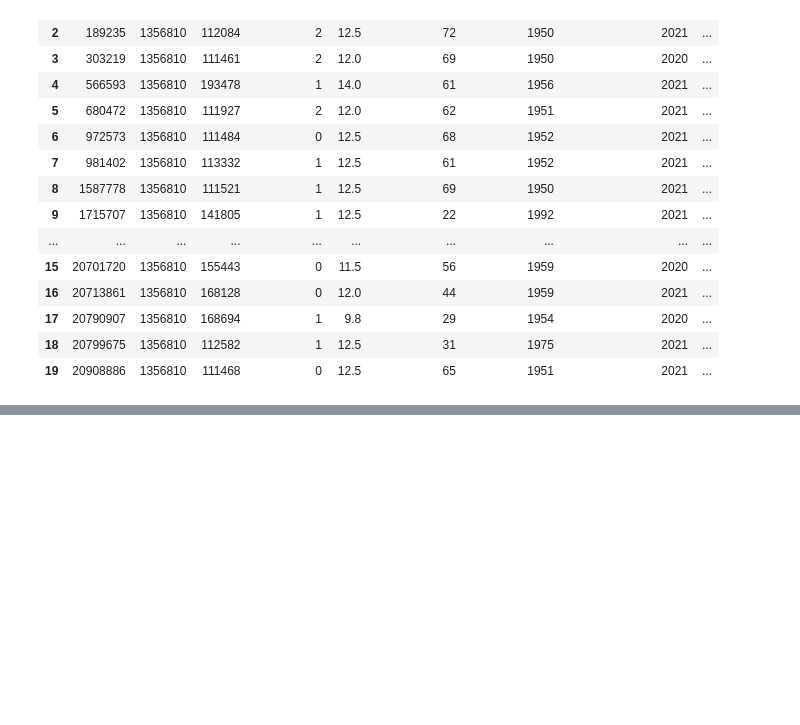
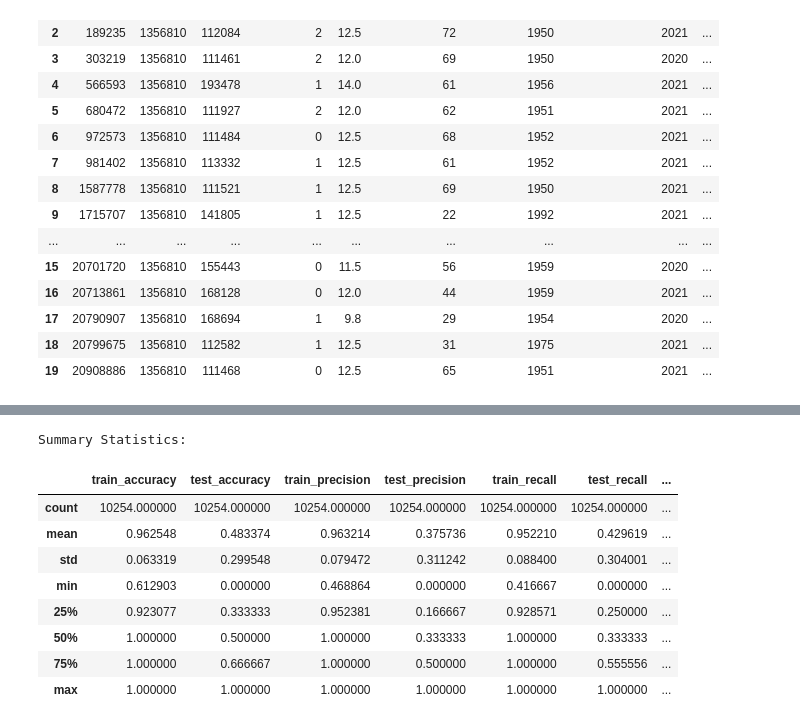
Before and after one commit to NikiLalev/rs_project_group12, a Jupyter notebook: experiments/final_individual_recsys_joao.ipynb, the cells around one changed output, grey strips where cells are left out. Drawn from its saved outputs; the diff is of its cells as text; code cells hidden in the pictures; blank space fills up the shorter version.

```diff
--- a/experiments/final_individual_recsys_joao.ipynb
+++ b/experiments/final_individual_recsys_joao.ipynb
@@ -251,0 +381,6 @@ Merged Data:
+# %%
+# Convert the user_models dictionary to a DataFrame
+metrics_df = pd.DataFrame(user_models).T  # Transpose to have users as rows
+
+# Display the first few rows to verify
+display(metrics_df.head())
@@ -251,0 +410,19 @@ Merged Data:
+# %%
+import pandas as pd
+
+# Define the list of metric columns
+metric_columns = [
+    'train_accuracy', 'test_accuracy',
+    'train_precision', 'test_precision',
+    'train_recall', 'test_recall',
+    'train_f1_score', 'test_f1_score'
+]
+
+# Select the metric columns
+metrics_numeric = metrics_df[metric_columns].copy()
+
+# Convert metric columns to numeric types, coercing errors to NaN
+metrics_numeric = metrics_numeric.apply(pd.to_numeric, errors='coerce')
+
+# Display the first few rows to verify conversion
+display(metrics_numeric.head())
@@ -251,0 +449,16 @@ Merged Data:
+# %%
+# Display summary statistics for all metrics
+summary_stats = metrics_numeric.describe()
+print("\nSummary Statistics:")
+display(summary_stats)
+# %% [output]
+Summary Statistics:
+|  | train_accuracy | test_accuracy | train_precision | test_precision | train_recall | test_recall | ... |
+| count | 10254.000000 | 10254.000000 | 10254.000000 | 10254.000000 | 10254.000000 | 10254.000000 | ... |
+| mean | 0.962548 | 0.483374 | 0.963214 | 0.375736 | 0.952210 | 0.429619 | ... |
+| std | 0.063319 | 0.299548 | 0.079472 | 0.311242 | 0.088400 | 0.304001 | ... |
+| min | 0.612903 | 0.000000 | 0.468864 | 0.000000 | 0.416667 | 0.000000 | ... |
+| 25% | 0.923077 | 0.333333 | 0.952381 | 0.166667 | 0.928571 | 0.250000 | ... |
+| 50% | 1.000000 | 0.500000 | 1.000000 | 0.333333 | 1.000000 | 0.333333 | ... |
+| 75% | 1.000000 | 0.666667 | 1.000000 | 0.500000 | 1.000000 | 0.555556 | ... |
+| max | 1.000000 | 1.000000 | 1.000000 | 1.000000 | 1.000000 | 1.000000 | ... |
```
Also changed, not shown: parts of 8 cells of this notebook.
